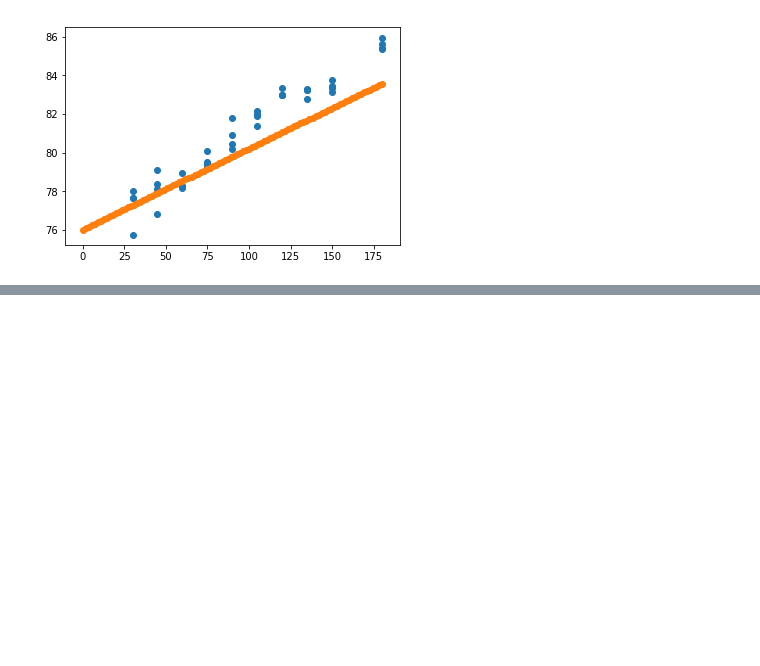
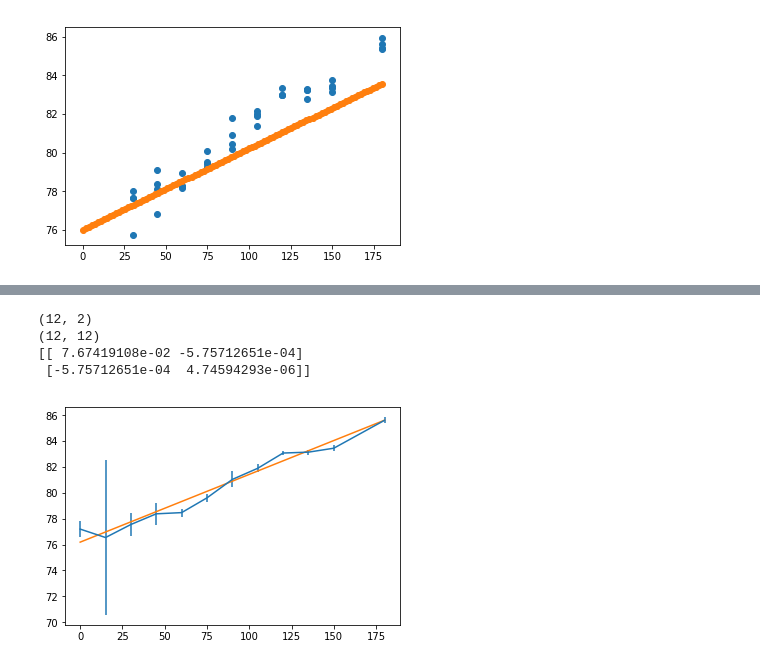
Before and after one commit to Caradryan/acc_mod_analysis, a Jupyter notebook: acc_rate.ipynb, the cells around one changed output, grey strips where cells are left out. Saved outputs shown, nothing was run; the diff lists cells and outputs as text; code cells hidden in the pictures; blank space fills up the shorter version.

```diff
--- a/acc_rate.ipynb
+++ b/acc_rate.ipynb
@@ -238,0 +277,21 @@ plt.scatter(xs, ys)
+# %%
+A = np.vstack((np.ones_like(anglen), anglen)).T
+C = (lnMs * lnMs)*np.eye(len(lnMs), len(lnMs))
+print(A.shape)
+print(C.shape)
+
+cov = np.linalg.inv(np.dot(A.T, np.linalg.solve(C, A)))
+b_ls, m_ls = np.dot(cov, np.dot(A.T, np.linalg.solve(C, lnM)))
+
+
+xs = np.linspace(0,180,100)
+ys = m_ls*xs + b_ls
+plt.errorbar(anglen, lnM, yerr=lnMs)
+plt.plot(xs, ys)
+print(cov)
+# %% [output]
+(12, 2)
+(12, 12)
+[[ 7.67419108e-02 -5.75712651e-04]
+ [-5.75712651e-04  4.74594293e-06]]
+[figure, added]
```
Also changed, not shown: parts of 13 cells of this notebook.
